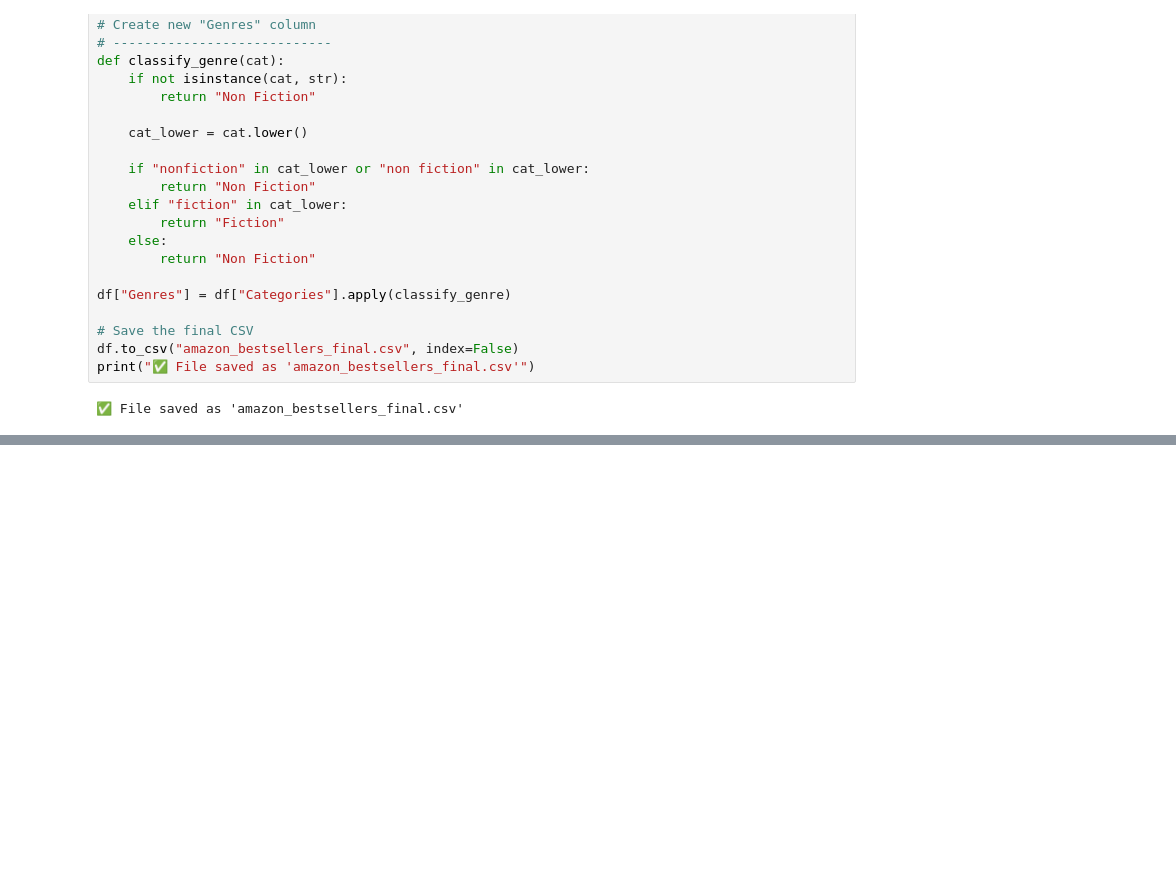
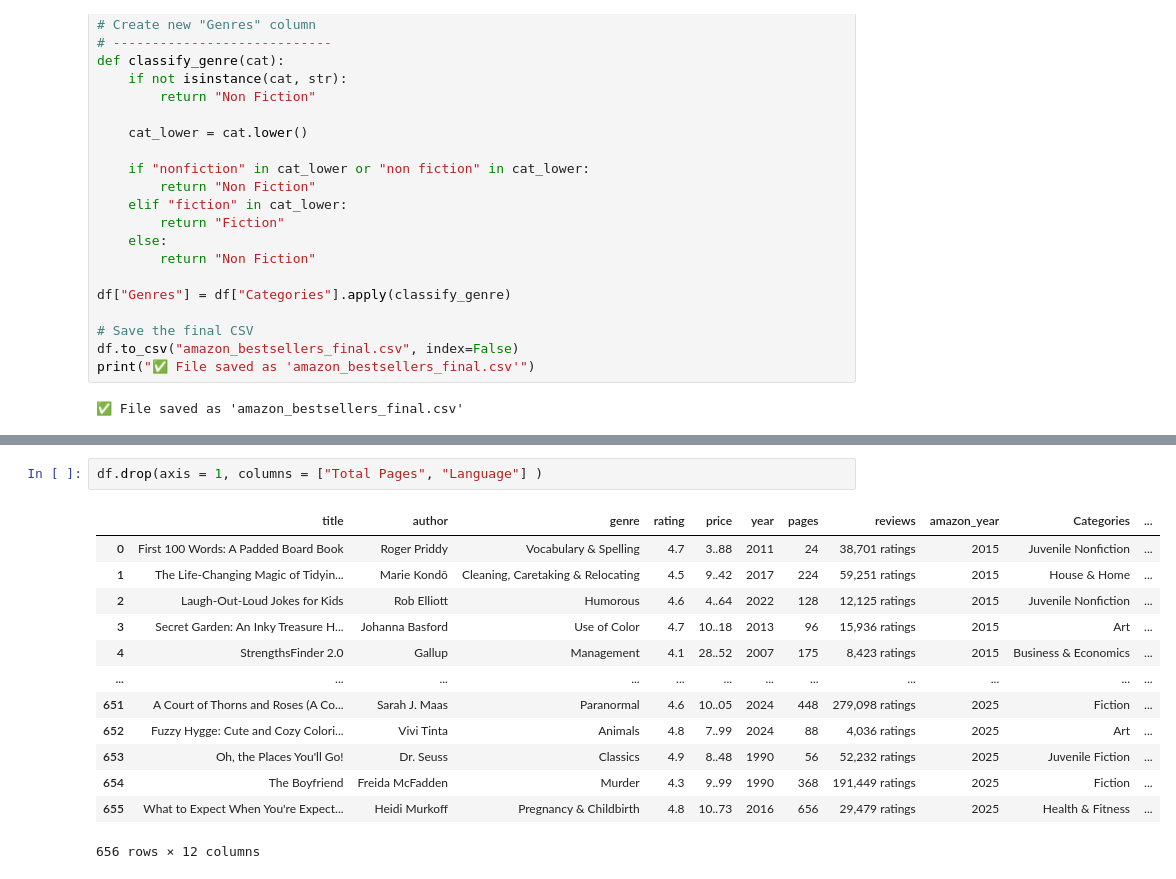
Before and after one commit to Martagilant/EDA, a Jupyter notebook: amazon_bestsellers.ipynb, the cells around one changed output, grey strips where cells are left out. Cells and saved outputs as stored; diff of their text form; blank space fills up the shorter version.

```diff
--- a/amazon_bestsellers.ipynb
+++ b/amazon_bestsellers.ipynb
@@ -2009 +2174,17 @@ Genres           0.000000
 dtype: float64
+# %%
+df.drop(axis = 1, columns = ["Total Pages", "Language"] )
+# %% [output]
+|  | title | author | genre | rating | price | year | pages | reviews | amazon_year | Categories | ... |
+| 0 | First 100 Words: A Padded Board Book | Roger Priddy | Vocabulary & Spelling | 4.7 | 3..88 | 2011 | 24 | 38,701 ratings | 2015 | Juvenile Nonfiction | ... |
+| 1 | The Life-Changing Magic of Tidyin... | Marie Kondō | Cleaning, Caretaking & Relocating | 4.5 | 9..42 | 2017 | 224 | 59,251 ratings | 2015 | House & Home | ... |
+| 2 | Laugh-Out-Loud Jokes for Kids | Rob Elliott | Humorous | 4.6 | 4..64 | 2022 | 128 | 12,125 ratings | 2015 | Juvenile Nonfiction | ... |
+| 3 | Secret Garden: An Inky Treasure H... | Johanna Basford | Use of Color | 4.7 | 10..18 | 2013 | 96 | 15,936 ratings | 2015 | Art | ... |
+| 4 | StrengthsFinder 2.0 | Gallup | Management | 4.1 | 28..52 | 2007 | 175 | 8,423 ratings | 2015 | Business & Economics | ... |
+| ... | ... | ... | ... | ... | ... | ... | ... | ... | ... | ... | ... |
+| 651 | A Court of Thorns and Roses (A Co... | Sarah J. Maas | Paranormal | 4.6 | 10..05 | 2024 | 448 | 279,098 ratings | 2025 | Fiction | ... |
+| 652 | Fuzzy Hygge: Cute and Cozy Colori... | Vivi Tinta | Animals | 4.8 | 7..99 | 2024 | 88 | 4,036 ratings | 2025 | Art | ... |
+| 653 | Oh, the Places You'll Go! | Dr. Seuss | Classics | 4.9 | 8..48 | 1990 | 56 | 52,232 ratings | 2025 | Juvenile Fiction | ... |
+| 654 | The Boyfriend | Freida McFadden | Murder | 4.3 | 9..99 | 1990 | 368 | 191,449 ratings | 2025 | Fiction | ... |
+| 655 | What to Expect When You're Expect... | Heidi Murkoff | Pregnancy & Childbirth | 4.8 | 10..73 | 2016 | 656 | 29,479 ratings | 2025 | Health & Fitness | ... |
+656 rows × 12 columns
```
Also changed, not shown: parts of 7 cells of this notebook.
